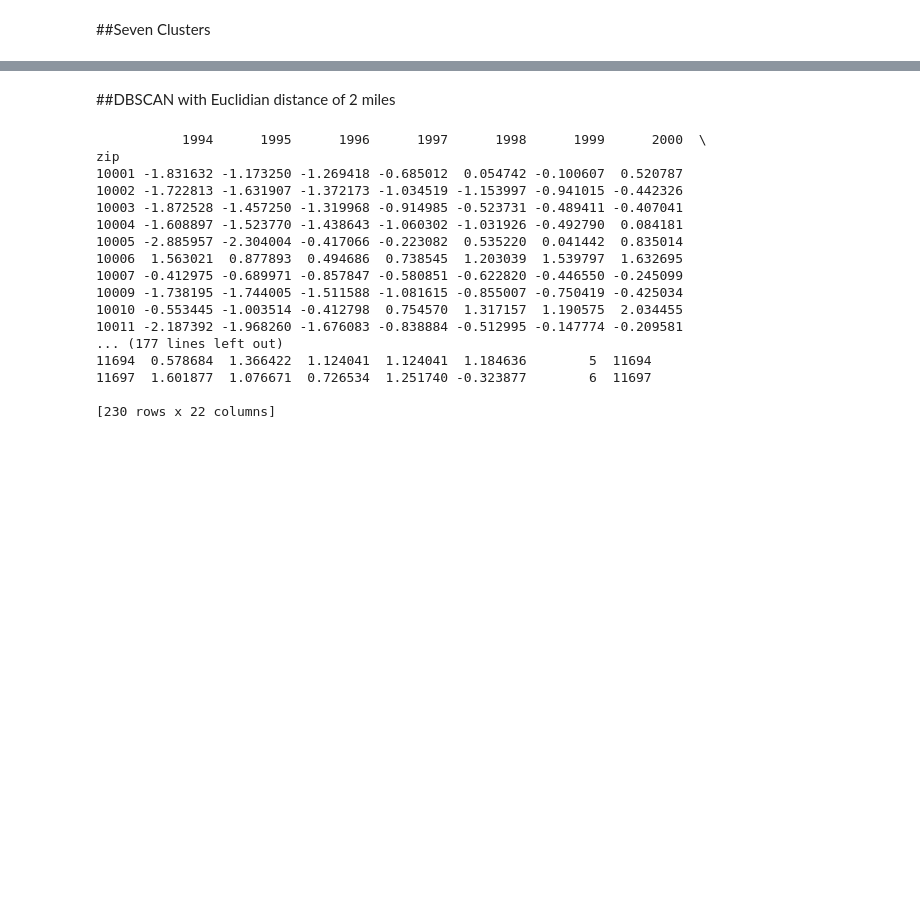
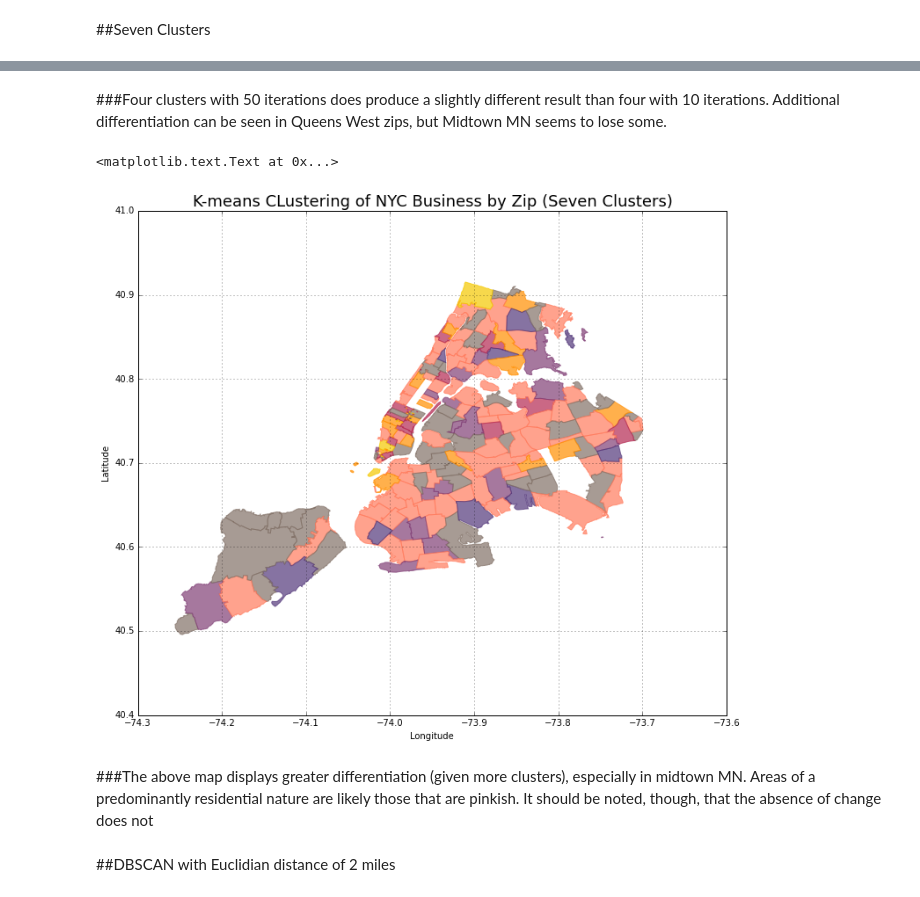
Before and after one commit to dstarobin/PUI2015_dstarobin, a Jupyter notebook: HW10/HW10ds.ipynb, the cells around one changed output, grey strips where cells are left out. Cells and saved outputs as stored; diff of their text form; code cells hidden in the pictures; blank space fills up the shorter version.

```diff
--- a/HW10/HW10ds.ipynb
+++ b/HW10/HW10ds.ipynb
@@ -275,25 +317,48 @@ pl.ylabel('Latitude')
+# %% [markdown]
+###Four clusters with 50 iterations does produce a slightly different result than four with 10 iterations. Additional differentiation can be seen in Queens West zips, but Midtown MN seems to lose some.
+# %%
+zipShapes7 = gp.read_file('nyc-zip-code-tabulation-areas-polygons.geojson')
+
+# Converting col name to 'zip' for join
+zipShapes7.rename(columns = {'postalCode':'zip'}, inplace = True)
+
+zipData7 = dfClean7
+# Setting index
+zipData7['zip'] = zipData7.index
+
+zipShapes7['zip'] = zipShapes7['zip'].astype(float)
+KSforjoin7 = pd.merge(zipData7, zipShapes, on = 'zip', how = 'inner')
+
+# For symbolizing K-means results on map
+KS7formap = (KSforjoin7.join(pd.Series(lab7, name = 'Cluster'))).dropna()
+
+fig = plt.figure(figsize = (12,12))
+
+for i in range(len(KS7formap)):
+    ax = fig.add_subplot(111)
+    #get polygon x, y coordinates
+    poly = KS7formap['geometry'][i]
+    cluster = KS7formap['Cluster'][i]
+    ax.add_patch(PolygonPatch(poly,
+                              fc=kelly_colors_hex[int(cluster)],
+                              ec=kelly_colors_hex[int(cluster)],
+                              alpha = 0.7, label = i))
+
+ax.axis('scaled') # will not plot without this--why?
+ax.set_title('K-means CLustering of NYC Business by Zip (Seven Clusters)',
+             size = 18)
+ax.grid()
+pl.xlabel('Longitude')
+pl.ylabel('Latitude')
+# %% [output]
+<matplotlib.text.Text at 0x...>
+[figure, added]
+# %% [markdown]
+###The above map displays greater differentiation (given more clusters), especially in midtown MN. Areas of a predominantly residential nature are likely those that are pinkish. It should be noted, though, that the absence of change does not
 # %% [markdown]
 ##DBSCAN with Euclidian distance of 2 miles
 # %%
 from sklearn.cluster import DBSCAN
 # %%
-dfClean1copy = dfClean1.copy() # copying instead of just creating binding
-print dfClean1copy1
+dfcopy = dfClean.copy() # copying instead of just creating binding
+#print dfcopy
-# %% [output]
-           1994      1995      1996      1997      1998      1999      2000  \
-zip
-10001 -1.831632 -1.173250 -1.269418 -0.685012  0.054742 -0.100607  0.520787
-10002 -1.722813 -1.631907 -1.372173 -1.034519 -1.153997 -0.941015 -0.442326
-10003 -1.872528 -1.457250 -1.319968 -0.914985 -0.523731 -0.489411 -0.407041
-10004 -1.608897 -1.523770 -1.438643 -1.060302 -1.031926 -0.492790  0.084181
-10005 -2.885957 -2.304004 -0.417066 -0.223082  0.535220  0.041442  0.835014
-10006  1.563021  0.877893  0.494686  0.738545  1.203039  1.539797  1.632695
-10007 -0.412975 -0.689971 -0.857847 -0.580851 -0.622820 -0.446550 -0.245099
-10009 -1.738195 -1.744005 -1.511588 -1.081615 -0.855007 -0.750419 -0.425034
-10010 -0.553445 -1.003514 -0.412798  0.754570  1.317157  1.190575  2.034455
-10011 -2.187392 -1.968260 -1.676083 -0.838884 -0.512995 -0.147774 -0.209581
-... (177 lines left out)
-11694  0.578684  1.366422  1.124041  1.124041  1.184636        5  11694
-11697  1.601877  1.076671  0.726534  1.251740 -0.323877        6  11697
-
-[230 rows x 22 columns]
```
Also changed, not shown: parts of 15 cells of this notebook.
